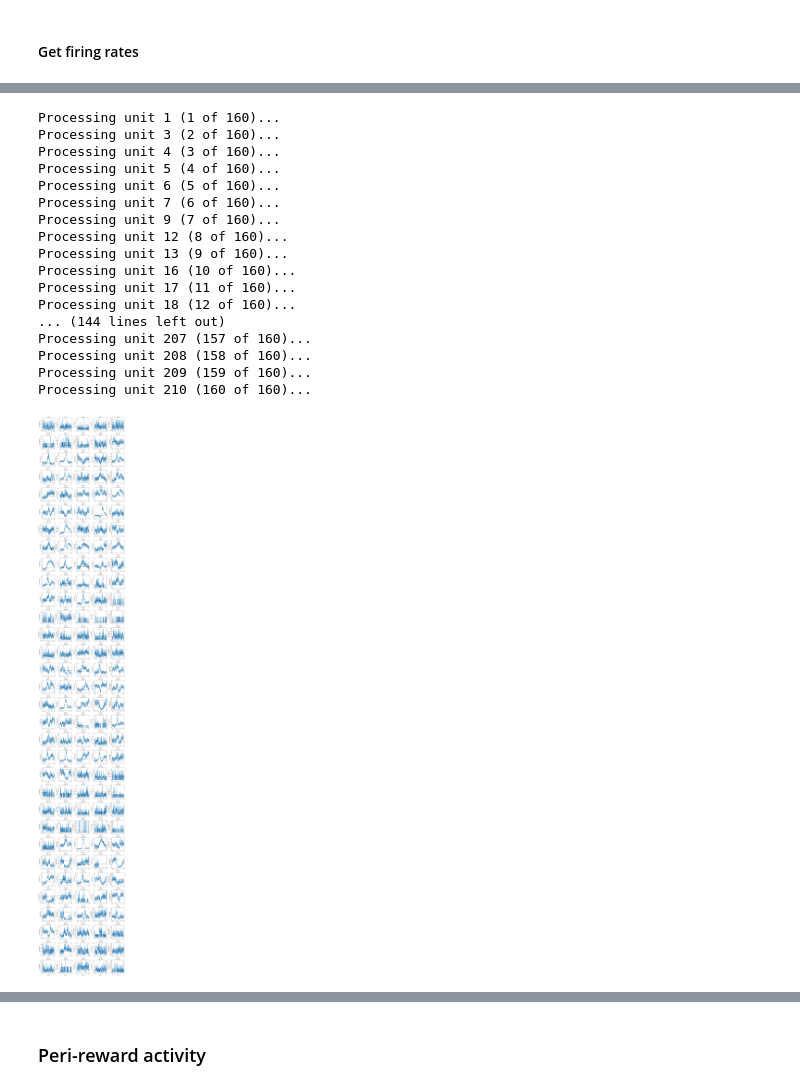
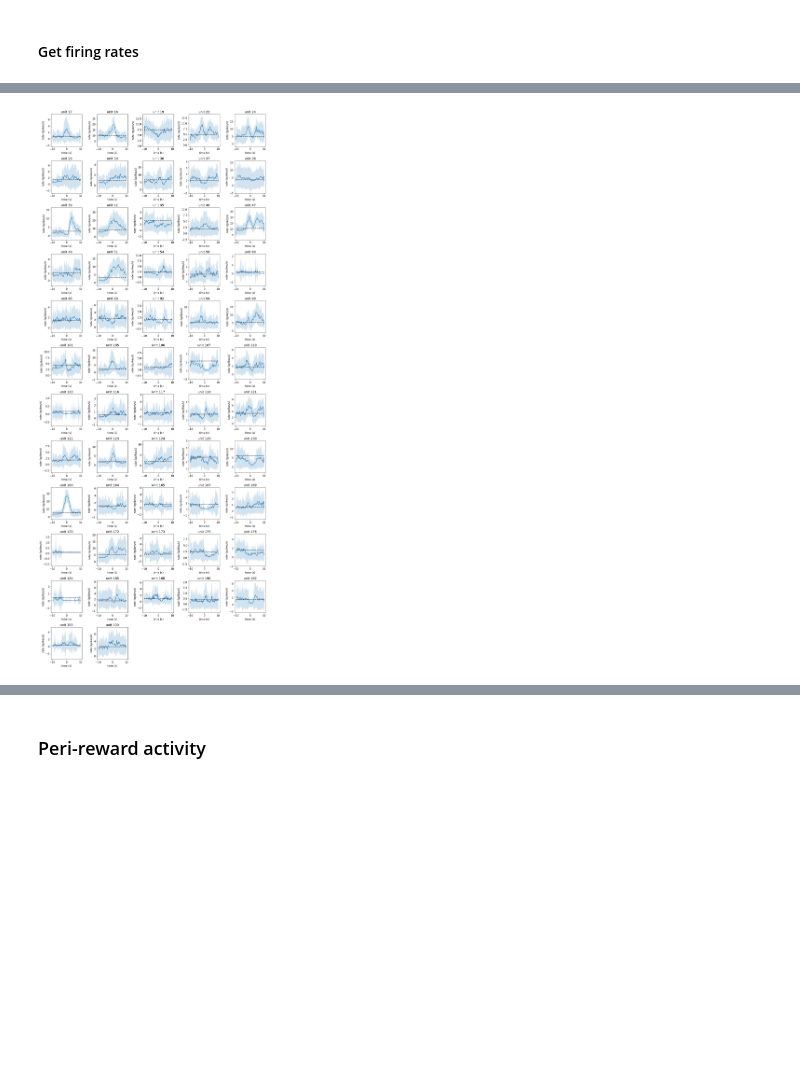
Before and after one commit to jbwebb8/foraging-analysis, a Jupyter notebook: notebooks/ephys_analysis.ipynb, the cells around one changed output, grey strips where cells are left out. Saved outputs shown, nothing was run; the diff lists cells and outputs as text; code cells hidden in the pictures; blank space fills up the shorter version.

Commit message:
spike analysis around patch events

```diff
--- a/notebooks/ephys_analysis.ipynb
+++ b/notebooks/ephys_analysis.ipynb
@@ -360,0 +193,12 @@ ax.set_title('raster plot of clusters over session');
+# %%
+# Create kernel
+sigma_k = 0.150 / dt_bin # kernel width (ms)
+kernel = lambda x: 1/(2*math.pi*sigma_k**2)**0.5 * np.exp(-0.5 * x**2 / sigma_k**2)
+
+# Plot kernel over +/- 3 standard deviations
+x = np.linspace(-3*sigma_k, 3*sigma_k, num=100)
+fig, ax = plt.subplots()
+ax.plot(x*dt_bin, kernel(x))
+ax.set_title('K(t)')
+ax.set_xlabel('Time (s)')
+ax.set_ylabel('p(t)');
@@ -365,3 +211,4 @@ ax.set_title('raster plot of clusters over session');
 # %%
 window = [-10.0, 10.0] # window around leaving decision
 dt_bin = 0.020 # bin size (s)
+min_dt_patch = abs(window[0])
@@ -448,47 +282,51 @@ Processing unit 210 (160 of 160)...
+# %%
+matplotlib.rcParams.update({'font.size': 12})
 # %%
+# Place label order of metrics file in array for easy indexing
+metrics_labels = np.zeros(len(cluster_metrics['clusters']), dtype=np.int32)
+for i, cluster in enumerate(cluster_metrics['clusters']):
+    metrics_labels[i] = cluster['label']
+
+# Plot setup
 cols = 5
-rows = (num_units // cols) + (num_units % cols)
-xx = bins[:-1] + 0.5*dt_bin
+rows = (len(cluster_labels) // cols) + (len(cluster_labels) % cols > 0)
+fig, ax = plt.subplots(rows, cols, figsize=(15, 3*rows))
+t = bins[:-1] + 0.5*dt_bin
 
-fig, ax = plt.subplots(rows, cols, figsize=(15, 3*rows))
-
-for i, unit in enumerate(cluster_ids):
-    print('Processing unit %d (%d of %d)...' % (unit, i+1, len(cluster_ids)))
+for i, label in enumerate(cluster_labels):
+    #print('Processing label %d (%d of %d)...' % (label, i+1, len(cluster_labels)))
 
     # Idxs
     j = i // cols
     k = i % cols
+    l = np.where(metrics_labels == label)[0][0]
 
     # Plot smoothed firing rate within leaving window
-    ax[j, k].plot(xx, f_smooth[i, :])
+    ax[j, k].plot(t, f_smooth_mean[i, :])
+    #err = f_smooth_std[i, :]/f_smooth.shape[1]**0.5 # sem
+    err = f_smooth_std[i, :] # std
+    ax[j, k].fill_between(t,
+                          y1=f_smooth_mean[i, :]-err,
+                          y2=f_smooth_mean[i, :]+err,
+                          alpha=0.2)
 
     # Plot average firing rate across session
-    ax[j, k].plot(np.array([xx[0], xx[-1]]), np.array([cluster_metrics[i]['firing_rate']]*2),
+    rate = cluster_metrics['clusters'][l]['metrics']['firing_rate']
+    ax[j, k].plot(np.array([t[0], t[-1]]), np.array([rate]*2),
                   linestyle='--', color='black')
 
     # Axis settings
-    ax[j, k].set_title('unit %d' % unit)
+    ax[j, k].set_title('unit %d' % label)
     ax[j, k].set_xlabel('time (s)')
     ax[j, k].set_ylabel('rate (spikes/s)')
 
 # Plot settings
 plt.tight_layout()
+rem = (cols - len(cluster_labels) % cols) % cols
+for i in range(1, rem+1):
+    ax[-1, -i].axis('off')
+
+# Save figure
+plt.savefig(results_dir + 'peri_leaving_activity.pdf')
 # %% [output]
-Processing unit 1 (1 of 160)...
-Processing unit 3 (2 of 160)...
-Processing unit 4 (3 of 160)...
-Processing unit 5 (4 of 160)...
-Processing unit 6 (5 of 160)...
-Processing unit 7 (6 of 160)...
-Processing unit 9 (7 of 160)...
-Processing unit 12 (8 of 160)...
-Processing unit 13 (9 of 160)...
-Processing unit 16 (10 of 160)...
-Processing unit 17 (11 of 160)...
-Processing unit 18 (12 of 160)...
-... (144 lines left out)
-Processing unit 207 (157 of 160)...
-Processing unit 208 (158 of 160)...
-Processing unit 209 (159 of 160)...
-Processing unit 210 (160 of 160)...
-[figure, old version]
+[figure, new version]
```
Also changed, not shown: parts of 46 cells of this notebook, 3 other files.
